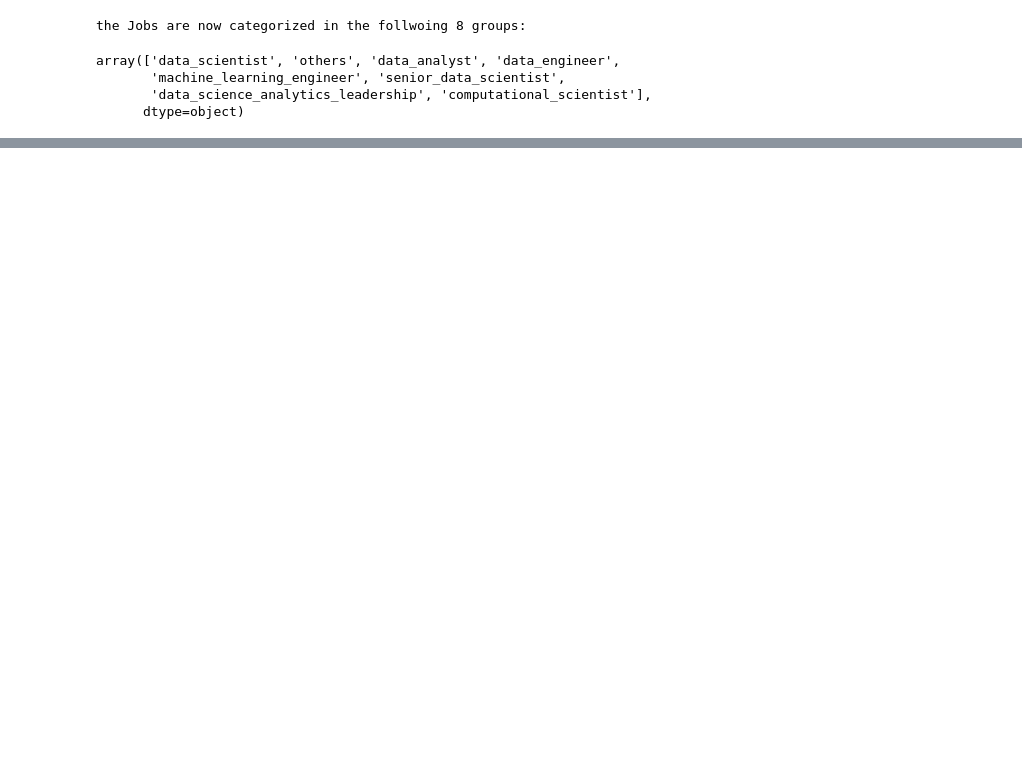
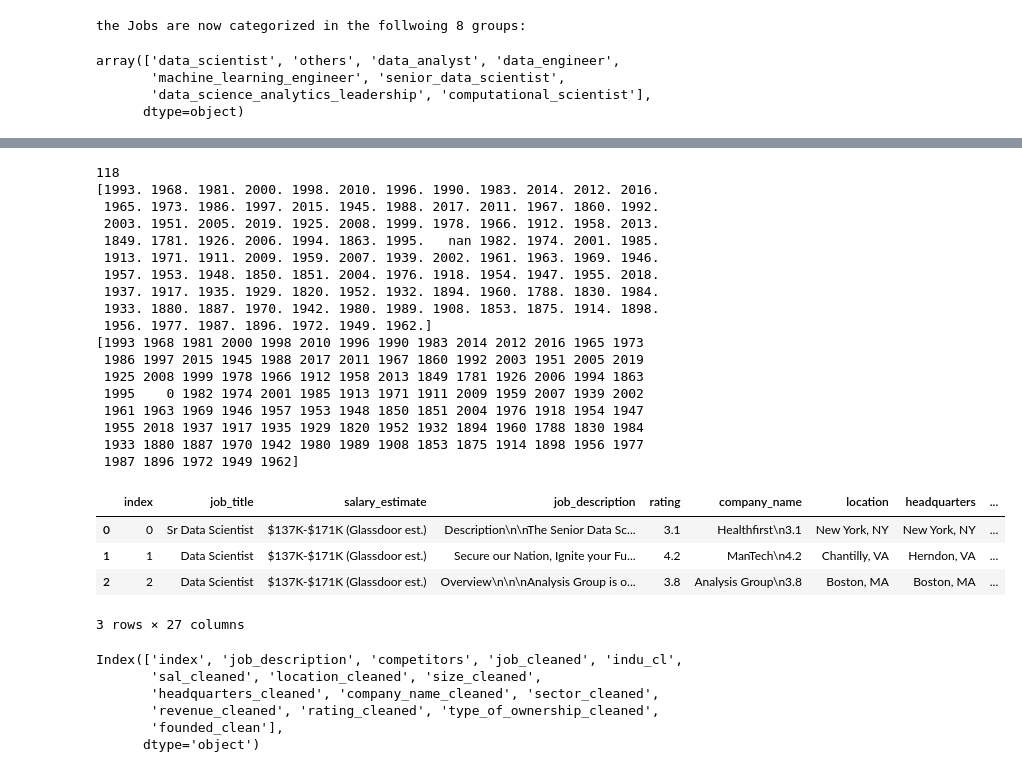
Before and after one commit to LeilaJavanmardi/project1, a Jupyter notebook: notebooks/Jobanalysis_main.ipynb, the cells around one changed output, grey strips where cells are left out. Cells and saved outputs as stored; diff of their text form; code cells hidden in the pictures; blank space fills up the shorter version.

```diff
--- a/notebooks/Jobanalysis_main.ipynb
+++ b/notebooks/Jobanalysis_main.ipynb
@@ -319,0 +395,8 @@ array(['insurance_agencies', 'others', 'consulting', 'manufacturing',
+# %%
+print(df_clean.sector.isna().sum())
+df_clean.sector.unique()
+df_clean['sector_cleaned']=df_clean.sector.str.lower().str.strip().str.replace(' & ','_&_')
+
+df_clean.sector_cleaned = df_clean.sector_cleaned.fillna('unknown')
+print(df_clean.sector_cleaned.unique())
+print(df_clean.sector_cleaned.isna().sum())
@@ -319,0 +413,10 @@ array(['insurance_agencies', 'others', 'consulting', 'manufacturing',
+# %%
+print(df_clean.revenue.isna().sum())
+print(df_clean.revenue.dtype)
+df_clean.revenue.unique()
+
+df_clean['revenue_cleaned']=df_clean.revenue.str.lower().str.strip().str.replace('(USD)','')
+df_clean.revenue_cleaned = df_clean.revenue_cleaned.str.replace('unknown / non-applicable','unknown_non_applicable')
+df_clean.revenue_cleaned =df_clean.revenue_cleaned.fillna('unknown_non_applicable')
+print(df_clean.revenue_cleaned.isna().sum())
+df_clean.revenue_cleaned.unique()
@@ -319,0 +434,8 @@ array(['insurance_agencies', 'others', 'consulting', 'manufacturing',
+# %%
+df_clean['rating_cleaned'] = df_clean.rating.astype(str)
+df_clean.rating_cleaned = df_clean.rating_cleaned.str.strip()
+df_clean.rating_cleaned.unique()
+df_clean['rating_cleaned']=df_clean.rating_cleaned.astype(float)
+#df_clean.rating_cleaned= df_clean.rating_cleaned.fillna('np.nan')
+print(df_clean.rating_cleaned.isna().sum())
+print(df_clean.rating_cleaned.unique())
@@ -319,0 +475,41 @@ array(['insurance_agencies', 'others', 'consulting', 'manufacturing',
+# %%
+print(df_clean.founded.isna().sum())
+print(df_clean.founded.unique())
+df_clean['founded_clean']= df_clean.founded.fillna(0).astype(int)
+print(df_clean.founded_clean.unique())
+df_clean.head(3)
+# %% [output]
+118
+[1993. 1968. 1981. 2000. 1998. 2010. 1996. 1990. 1983. 2014. 2012. 2016.
+ 1965. 1973. 1986. 1997. 2015. 1945. 1988. 2017. 2011. 1967. 1860. 1992.
+ 2003. 1951. 2005. 2019. 1925. 2008. 1999. 1978. 1966. 1912. 1958. 2013.
+ 1849. 1781. 1926. 2006. 1994. 1863. 1995.   nan 1982. 1974. 2001. 1985.
+ 1913. 1971. 1911. 2009. 1959. 2007. 1939. 2002. 1961. 1963. 1969. 1946.
+ 1957. 1953. 1948. 1850. 1851. 2004. 1976. 1918. 1954. 1947. 1955. 2018.
+ 1937. 1917. 1935. 1929. 1820. 1952. 1932. 1894. 1960. 1788. 1830. 1984.
+ 1933. 1880. 1887. 1970. 1942. 1980. 1989. 1908. 1853. 1875. 1914. 1898.
+ 1956. 1977. 1987. 1896. 1972. 1949. 1962.]
+[1993 1968 1981 2000 1998 2010 1996 1990 1983 2014 2012 2016 1965 1973
+ 1986 1997 2015 1945 1988 2017 2011 1967 1860 1992 2003 1951 2005 2019
+ 1925 2008 1999 1978 1966 1912 1958 2013 1849 1781 1926 2006 1994 1863
+ 1995    0 1982 1974 2001 1985 1913 1971 1911 2009 1959 2007 1939 2002
+ 1961 1963 1969 1946 1957 1953 1948 1850 1851 2004 1976 1918 1954 1947
+ 1955 2018 1937 1917 1935 1929 1820 1952 1932 1894 1960 1788 1830 1984
+ 1933 1880 1887 1970 1942 1980 1989 1908 1853 1875 1914 1898 1956 1977
+ 1987 1896 1972 1949 1962]
+|  | index | job_title | salary_estimate | job_description | rating | company_name | location | headquarters | ... |
+| 0 | 0 | Sr Data Scientist | $137K-$171K (Glassdoor est.) | Description\n\nThe Senior Data Sc... | 3.1 | Healthfirst\n3.1 | New York, NY | New York, NY | ... |
+| 1 | 1 | Data Scientist | $137K-$171K (Glassdoor est.) | Secure our Nation, Ignite your Fu... | 4.2 | ManTech\n4.2 | Chantilly, VA | Herndon, VA | ... |
+| 2 | 2 | Data Scientist | $137K-$171K (Glassdoor est.) | Overview\n\n\nAnalysis Group is o... | 3.8 | Analysis Group\n3.8 | Boston, MA | Boston, MA | ... |
+3 rows × 27 columns
+# %%
+col_to_drop =['job_title', 'industry', 'salary_estimate','location','size', 'headquarters', 'company_name','sector', 'revenue', 'rating','type_of_ownership','founded']
+df_clean.drop(columns=col_to_drop, inplace=True)
+print(df_clean.columns)
+# %% [output]
+Index(['index', 'job_description', 'competitors', 'job_cleaned', 'indu_cl',
+       'sal_cleaned', 'location_cleaned', 'size_cleaned',
+       'headquarters_cleaned', 'company_name_cleaned', 'sector_cleaned',
+       'revenue_cleaned', 'rating_cleaned', 'type_of_ownership_cleaned',
+       'founded_clean'],
+      dtype='object')
```
Also changed, not shown: parts of 32 cells of this notebook, 1 other file.
